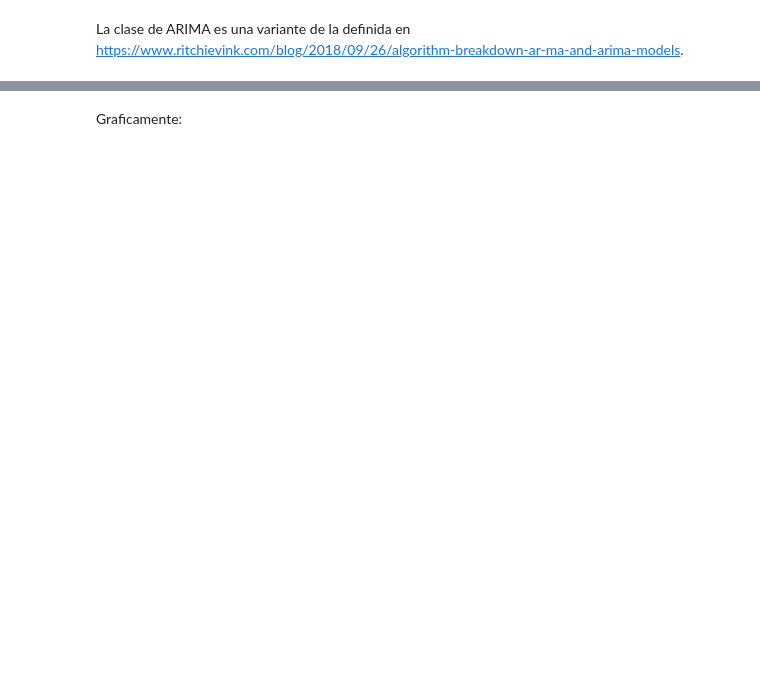
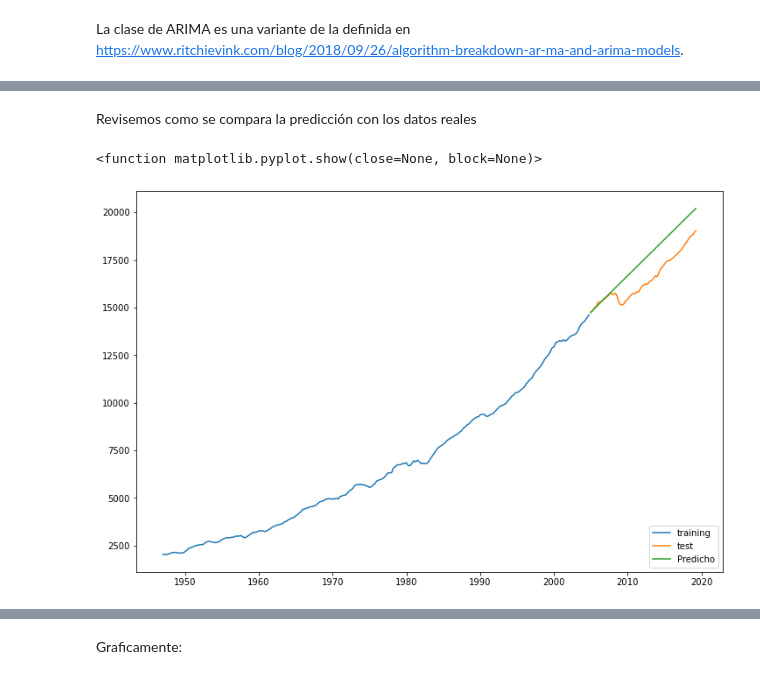
Before and after one commit to melanieoyarzun/taller_seriestiempo_IDS, a Jupyter notebook: Notebook-taller-bloque2.ipynb, the cells around one changed output, grey strips where cells are left out. Drawn from its saved outputs; the diff is of its cells as text; code cells hidden in the pictures; blank space fills up the shorter version.

```diff
--- a/Notebook-taller-bloque2.ipynb
+++ b/Notebook-taller-bloque2.ipynb
@@ -1080,0 +1144,4 @@ def get_stationarity(timeseries):
+# %%
+prediccion = pd.DataFrame( model.predict(n_periods=len(test)), index=test.index )
+prediccion.columns = ['predicted GDP']
+prediccion.head()
@@ -1080,0 +1156,12 @@ def get_stationarity(timeseries):
+# %% [markdown]
+Revisemos como se compara la predicción con los datos reales
+# %%
+plt.subplots(figsize=(12,8))
+plt.plot(train, label="training")
+plt.plot(test, label="test")
+plt.plot(prediccion, label="Predicho")
+plt.legend(loc="lower right")
+plt.show
+# %% [output]
+<function matplotlib.pyplot.show(close=None, block=None)>
+[figure, added]
```
Also changed, not shown: parts of 116 cells of this notebook.
